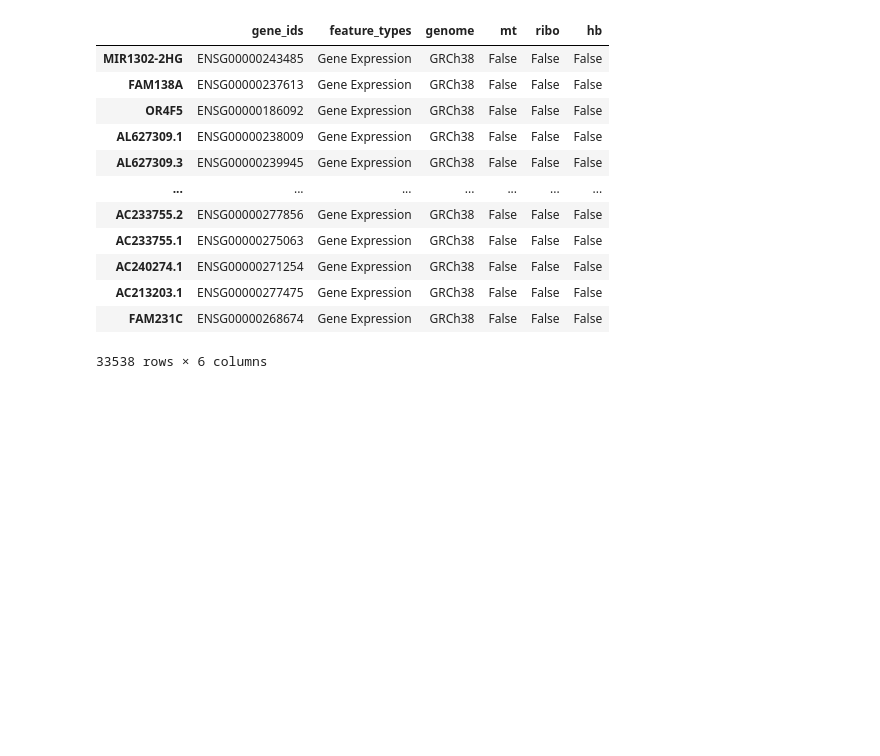
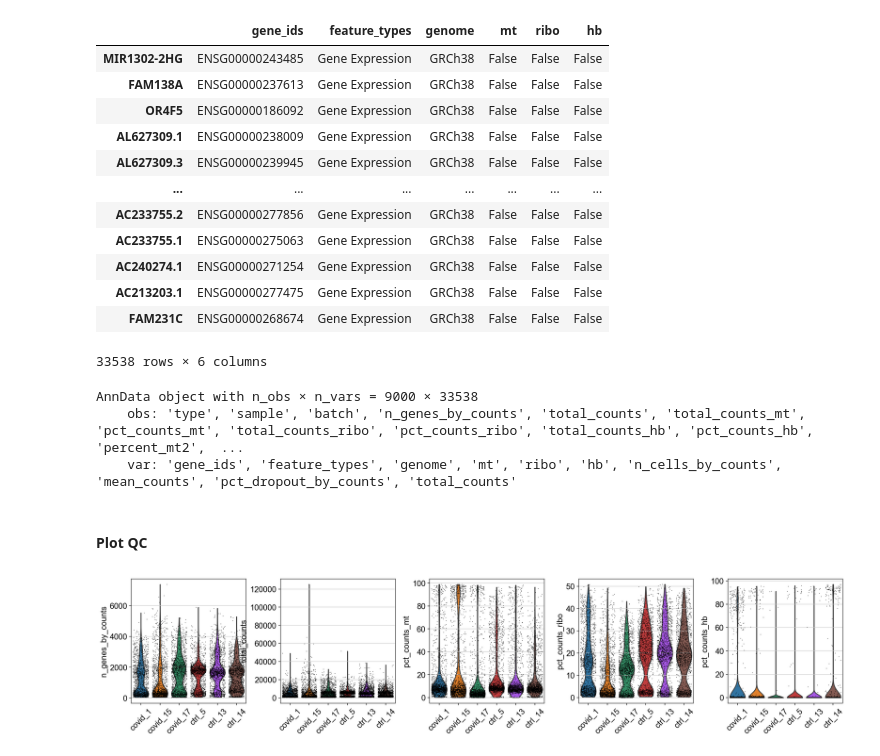
Before and after one commit to mujtababarsi/Covid-19-single-cell-analysis-Scanpy, a Jupyter notebook: Qulaity control.ipynb, the cells around one changed output. Cells and saved outputs as stored; diff of their text form; code cells hidden in the pictures; blank space fills up the shorter version.

```diff
--- a/Qulaity control.ipynb
+++ b/Qulaity control.ipynb
@@ -98,3 +98,25 @@ adata.var
 | AC213203.1 | ENSG00000277475 | Gene Expression | GRCh38 | False | False | False |
 | FAM231C | ENSG00000268674 | Gene Expression | GRCh38 | False | False | False |
 33538 rows × 6 columns
+# %%
+sc.pp.calculate_qc_metrics(adata, qc_vars=['mt', 'ribo', 'hb'], percent_top=None, log1p=False, inplace=True)
+# %%
+mito_genes = adata.var_names.str.startswith('Mt-')
+# %%
+adata.obs['percent_mt2'] = np.sum(
+    adata[:, mito_genes].X, axis=1).A1 / np.sum(adata.X, axis=1).A1
+# %%
+adata.obs['n_counts'] = adata.X.sum(axis=1).A1
+# %%
+adata
+# %% [output]
+AnnData object with n_obs × n_vars = 9000 × 33538
+    obs: 'type', 'sample', 'batch', 'n_genes_by_counts', 'total_counts', 'total_counts_mt', 'pct_counts_mt', 'total_counts_ribo', 'pct_counts_ribo', 'total_counts_hb', 'pct_counts_hb', 'percent_mt2',  ...
+    var: 'gene_ids', 'feature_types', 'genome', 'mt', 'ribo', 'hb', 'n_cells_by_counts', 'mean_counts', 'pct_dropout_by_counts', 'total_counts'
+# %% [markdown]
+#### Plot QC
+# %%
+sc.pl.violin(adata, ['n_genes_by_counts', 'total_counts', 'pct_counts_mt','pct_counts_ribo', 'pct_counts_hb'],
+             jitter=0.4, groupby = 'sample', rotation= 45)
+# %% [output]
+[figure, added]
```
Also changed, not shown: parts of 3 cells of this notebook.
